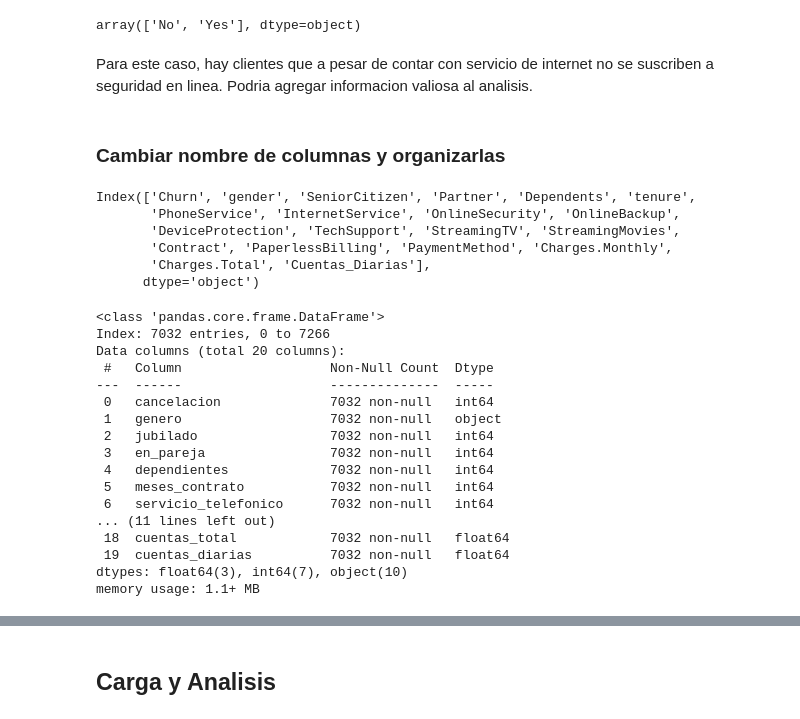
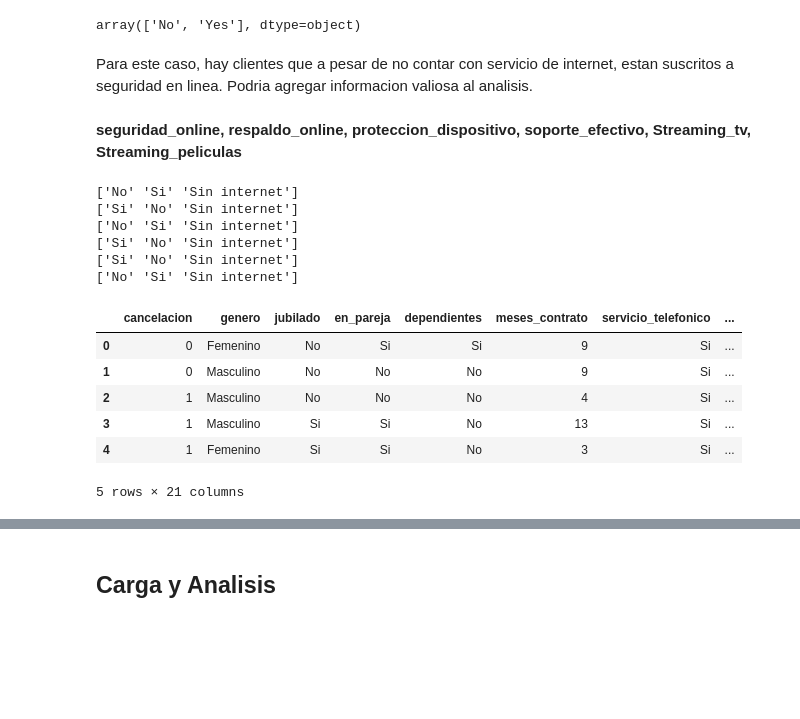
Before and after one commit to jbernalg/challenge_TelecomX, a Jupyter notebook: challenge_telecomx.ipynb, the cells around one changed output, grey strips where cells are left out. Cells and saved outputs as stored; diff of their text form; code cells hidden in the pictures; blank space fills up the shorter version.

Commit message:
cambiar valores de algunas variables

```diff
--- a/challenge_telecomx.ipynb
+++ b/challenge_telecomx.ipynb
@@ -329,4 +330,8 @@ __dependientes__
 # %%
-df_exp['dependientes'] = df_exp['dependientes'].map({'Yes':'Si', 'No':'No'})
-df_exp.dependientes.unique()
+lista = ['dependientes', 'servicio_telefonico', 'facturacion_electronica']
+
+df_exp[lista] = df_exp[lista].replace({'Yes':'Si', 'No':'No'})
+print(df_exp.servicio_telefonico.unique())
+print(df_exp.dependientes.unique())
+print(df_exp.facturacion_electronica.unique())
 # %% [output]
@@ -368,7 +355,7 @@ array(['No', 'Yes'], dtype=object)
 # %% [markdown]
 > Observamos que los clientes que estan suscrito al servicio telefonico necesariamente tienen al menos 1 linea. Los que no estan suscrito, no tienen linea telefonica. Por tanto, esta variable no nos brinda informacion relevante, solo informacion redundante de 'PhoneService'. La omitimos del analisis.
 # %%
-df_exp = df_exp.drop('MultipleLines', axis=1)
+df_exp = df_exp.drop('Multiples_lineas', axis=1)
 # %% [markdown]
 Tambien omitimos del analisis la variable customer_ID ya que son identificadores de los clientes que a nivel general no aporta informacion relevante.
 # %%
@@ -378,6 +365,6 @@ __Renombrar valores de InternetService__
 # %%
-df_exp['InternetService'] = df_exp['InternetService'].replace({'Fiber optic':'Fibra_optica'})
-df_exp['InternetService'].unique()
+df_exp['servicio_internet'] = df_exp['servicio_internet'].replace({'Fiber optic':'Fibra_optica'})
+df_exp['servicio_internet'].unique()
 # %% [output]
 array(['DSL', 'Fibra_optica', 'No'], dtype=object)
 # %% [markdown]
@@ -388,35 +375,33 @@ df_exp[df_exp['InternetService'] != 'No']['OnlineSecurity'].unique()
 # %% [output]
 array(['No', 'Yes'], dtype=object)
 # %% [markdown]
-Para este caso, hay clientes que a pesar de contar con servicio de internet no se suscriben a seguridad en linea. Podria agregar informacion valiosa al analisis.
+Para este caso, hay clientes que a pesar de no contar con servicio de internet, estan suscritos a seguridad en linea. Podria agregar informacion valiosa al analisis.
-# %% [markdown]
-### Cambiar nombre de columnas y organizarlas
-# %%
-df_exp.columns
-# %% [output]
-Index(['Churn', 'gender', 'SeniorCitizen', 'Partner', 'Dependents', 'tenure',
-       'PhoneService', 'InternetService', 'OnlineSecurity', 'OnlineBackup',
-       'DeviceProtection', 'TechSupport', 'StreamingTV', 'StreamingMovies',
-       'Contract', 'PaperlessBilling', 'PaymentMethod', 'Charges.Monthly',
-       'Charges.Total', 'Cuentas_Diarias'],
-      dtype='object')
+# %% [markdown]
+__seguridad_online, respaldo_online, proteccion_dispositivo, soporte_efectivo, Streaming_tv, Streaming_peliculas__
+# %%
+lista = ['seguridad_online', 'respaldo_online', 'proteccion_dispositivo', 'soporte_efectivo', 'Streaming_TV', 'Streaming_peliculas']
+
+df_exp[lista] = df_exp[lista].replace({'Yes': 'Si', 'No internet service': 'Sin internet'})
+print(df_exp.seguridad_online.unique())
+print(df_exp.respaldo_online.unique())
+print(df_exp.proteccion_dispositivo.unique())
+print(df_exp.soporte_efectivo.unique())
+print(df_exp.Streaming_TV.unique())
+print(df_exp.Streaming_peliculas.unique())
+# %% [output]
+['No' 'Si' 'Sin internet']
+['Si' 'No' 'Sin internet']
+['No' 'Si' 'Sin internet']
+['Si' 'No' 'Sin internet']
+['Si' 'No' 'Sin internet']
+['No' 'Si' 'Sin internet']
 # %%
-df_exp.info()
+df_exp.head()
 # %% [output]
+|  | cancelacion | genero | jubilado | en_pareja | dependientes | meses_contrato | servicio_telefonico | ... |
+| 0 | 0 | Femenino | No | Si | Si | 9 | Si | ... |
+| 1 | 0 | Masculino | No | No | No | 9 | Si | ... |
+| 2 | 1 | Masculino | No | No | No | 4 | Si | ... |
+| 3 | 1 | Masculino | Si | Si | No | 13 | Si | ... |
+| 4 | 1 | Femenino | Si | Si | No | 3 | Si | ... |
-<class 'pandas.core.frame.DataFrame'>
-Index: 7032 entries, 0 to 7266
-Data columns (total 20 columns):
- #   Column                   Non-Null Count  Dtype
----  ------                   --------------  -----
- 0   cancelacion              7032 non-null   int64
- 1   genero                   7032 non-null   object
- 2   jubilado                 7032 non-null   int64
- 3   en_pareja                7032 non-null   int64
- 4   dependientes             7032 non-null   int64
- 5   meses_contrato           7032 non-null   int64
- 6   servicio_telefonico      7032 non-null   int64
-... (11 lines left out)
- 18  cuentas_total            7032 non-null   float64
- 19  cuentas_diarias          7032 non-null   float64
-dtypes: float64(3), int64(7), object(10)
-memory usage: 1.1+ MB
+5 rows × 21 columns
```
Also changed, not shown: parts of 13 cells of this notebook.
